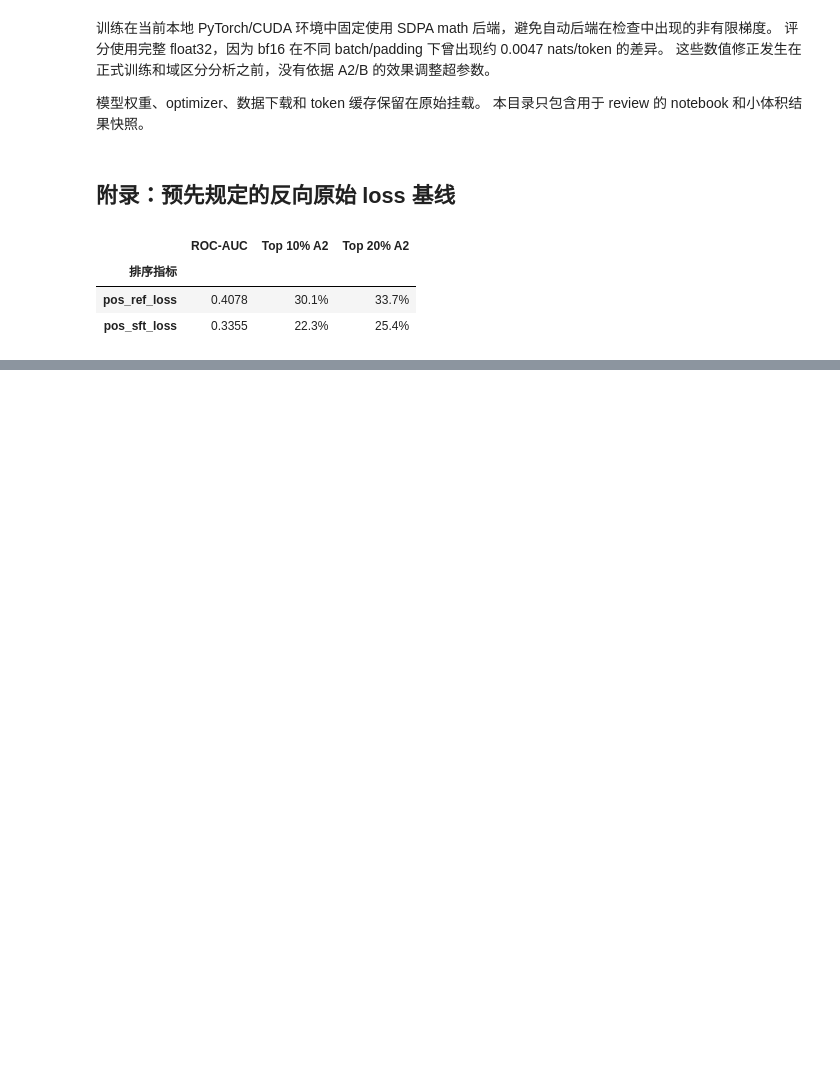
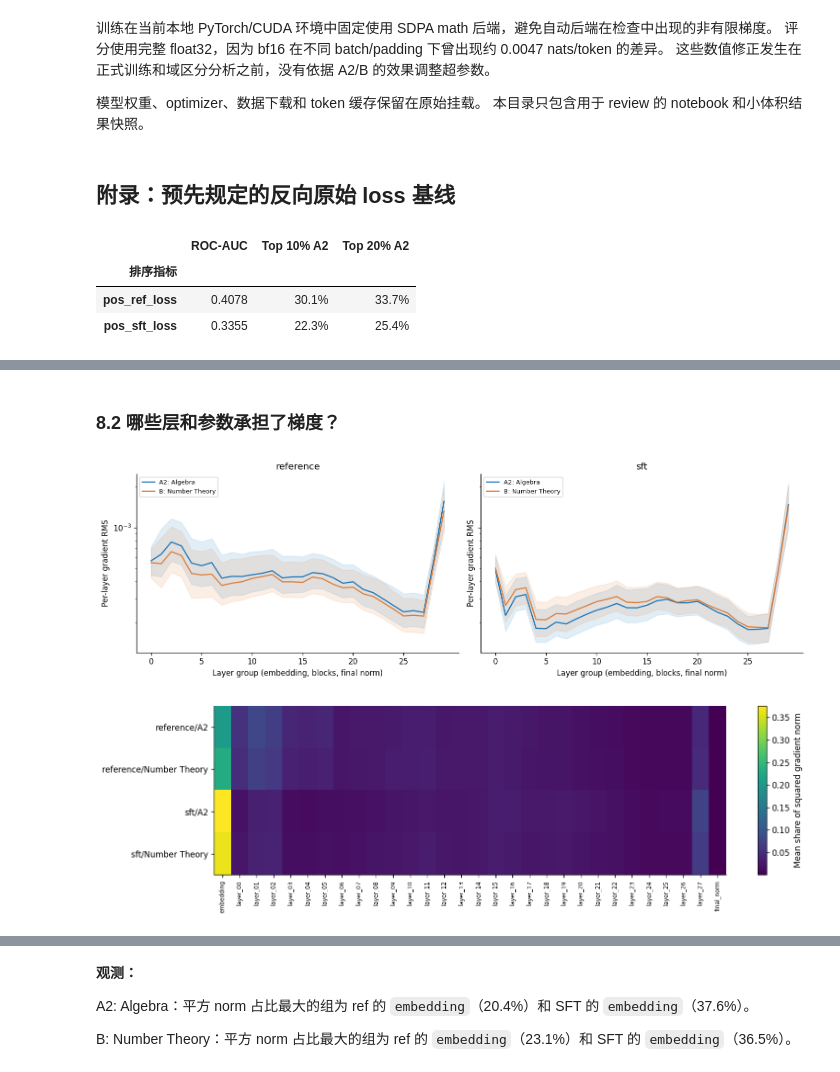
Before and after one commit to hhhjerry58/data-picking, a Jupyter notebook: experiments-analysis/2026-10-21_172347Z_math-algebra-numbertheory-qwen25-1p5b-seed42/analysis.ipynb, the cells around one changed output, grey strips where cells are left out. Cells and saved outputs as stored; diff of their text form; code cells hidden in the pictures; blank space fills up the shorter version.

```diff
--- a/experiments-analysis/2026-10-21_172347Z_math-algebra-numbertheory-qwen25-1p5b-seed42/analysis.ipynb
+++ b/experiments-analysis/2026-10-21_172347Z_math-algebra-numbertheory-qwen25-1p5b-seed42/analysis.ipynb
@@ -460,0 +623,44 @@ display(metric_table(metrics['main'], keys=['pos_ref_loss', 'pos_sft_loss']))
+# %% [markdown]
+### 8.2 哪些层和参数承担了梯度？
+# %%
+gnorms = pd.concat([gd[['id','ref_grad_l2']].rename(columns={'ref_grad_l2':'global_norm'}).assign(model='reference'),
+                   gd[['id','sft_grad_l2']].rename(columns={'sft_grad_l2':'global_norm'}).assign(model='sft')],ignore_index=True)
+gle = gl.merge(gnorms,on=['id','model'],validate='many_to_one')
+gle['energy_share'] = gle.grad_l2**2/gle.global_norm**2
+np.testing.assert_allclose(gle.groupby(['id','model']).energy_share.sum(),1,rtol=1e-6,atol=1e-6)
+gorder = ['embedding']+sorted(k for k in gl.layer.unique() if k.startswith('layer_'))
+gorder += sorted(k for k in gl.layer.unique() if k not in gorder)
+fig,axes = plt.subplots(1,2,figsize=(13,4.2),sharey=True)
+for ax,model in zip(axes,['reference','sft']):
+    for domain in gdomains:
+        group = gl.loc[(gl.model==model)&(gl.domain==domain)].groupby('layer').grad_rms
+        ax.plot(range(len(gorder)),group.median().reindex(gorder),label=gnames[domain],color=gcolors[domain])
+        ax.fill_between(range(len(gorder)),group.quantile(.25).reindex(gorder),group.quantile(.75).reindex(gorder),color=gcolors[domain],alpha=.12)
+    ax.set(yscale='log',xlabel='Layer group (embedding, blocks, final norm)',ylabel='Per-layer gradient RMS',title=model)
+    ax.set_xticks(range(0,len(gorder),5));ax.legend(fontsize=8)
+fig.tight_layout();plt.show();plt.close(fig)
+gshares = gle.groupby(['model','domain','layer']).energy_share.mean().unstack('layer').reindex(columns=gorder)
+fig,ax = plt.subplots(figsize=(13,3.8))
+heat = ax.imshow(gshares.to_numpy(),aspect='auto',cmap='viridis')
+ax.set_yticks(range(len(gshares)));ax.set_yticklabels([f'{m}/{gshort[d]}' for m,d in gshares.index])
+ax.set_xticks(range(len(gorder)));ax.set_xticklabels(gorder,rotation=90,fontsize=7)
+fig.colorbar(heat,ax=ax,label='Mean share of squared gradient norm')
+fig.tight_layout();plt.show();plt.close(fig)
+top=[]
+for domain,group in gd.groupby('domain'):
+    for prefix,model in [('ref','reference'),('sft','sft')]:
+        for parameter,count in group[f'{prefix}_grad_max_abs_parameter'].value_counts().head(3).items():
+            top.append({'domain':domain,'model':model,'parameter':parameter,'max_abs_winner_count':int(count),
+                        'max_abs_winner_fraction':count/len(group)})
+gtop = pd.DataFrame(top).merge(gp,on=['domain','model','parameter'],validate='many_to_one')
+display(gtop[['domain','model','parameter','numel','max_abs_winner_count','max_abs_winner_fraction',
+              'grad_l2_median','grad_rms_median','grad_max_abs_median']].round(6))
+layer_notes=[]
+for domain in gdomains:
+    ref_share,sft_share = gshares.loc[('reference',domain)],gshares.loc[('sft',domain)]
+    layer_notes.append(f"{gnames[domain]}：平方 norm 占比最大的组为 ref 的 `{ref_share.idxmax()}`（{ref_share.max():.1%}）"
+                       f"和 SFT 的 `{sft_share.idxmax()}`（{sft_share.max():.1%}）。")
+display(Markdown('**观测：**\n\n'+'\n\n'.join(layer_notes)))
+# %% [output]
+[figure, added]
+[figure, added]
@@ -460,0 +675,5 @@ display(metric_table(metrics['main'], keys=['pos_ref_loss', 'pos_sft_loss']))
+**观测：**
+
+A2: Algebra：平方 norm 占比最大的组为 ref 的 `embedding`（20.4%）和 SFT 的 `embedding`（37.6%）。
+
+B: Number Theory：平方 norm 占比最大的组为 ref 的 `embedding`（23.1%）和 SFT 的 `embedding`（36.5%）。
```
Also changed, not shown: parts of 17 cells of this notebook, 29 other files.
